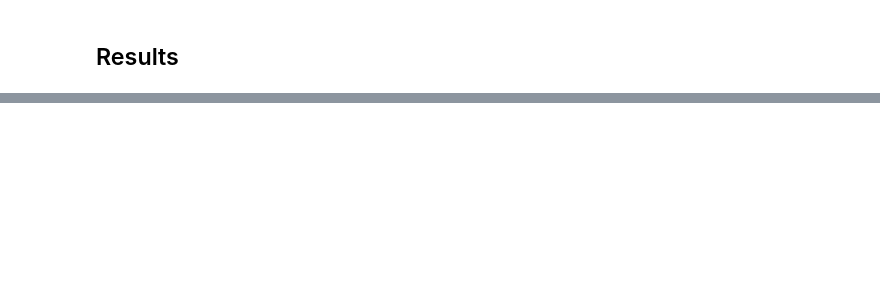
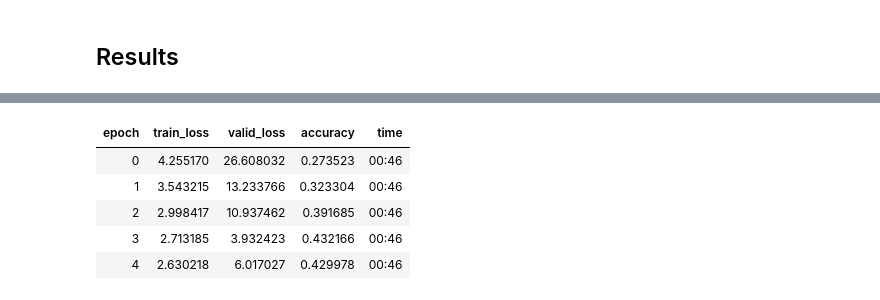
Before and after one commit to chamarthisireesha/fastai_projects, a Jupyter notebook: CALTECH101.ipynb, the cells around one changed output, grey strips where cells are left out. Drawn from its saved outputs; the diff is of its cells as text; code cells hidden in the pictures; blank space fills up the shorter version.

```diff
--- a/CALTECH101.ipynb
+++ b/CALTECH101.ipynb
@@ -94,0 +106,4 @@ learn.save('stage-2')
+# %%
+learn = cnn_learner(data,models.resnet152,metrics=accuracy)
+learn.fit_one_cycle(5)
+# %% [output]
@@ -94,0 +111,6 @@ learn.save('stage-2')
+| epoch | train_loss | valid_loss | accuracy | time |
+| 0 | 4.255170 | 26.608032 | 0.273523 | 00:46 |
+| 1 | 3.543215 | 13.233766 | 0.323304 | 00:46 |
+| 2 | 2.998417 | 10.937462 | 0.391685 | 00:46 |
+| 3 | 2.713185 | 3.932423 | 0.432166 | 00:46 |
+| 4 | 2.630218 | 6.017027 | 0.429978 | 00:46 |
```
Also changed, not shown: parts of 11 cells of this notebook.
